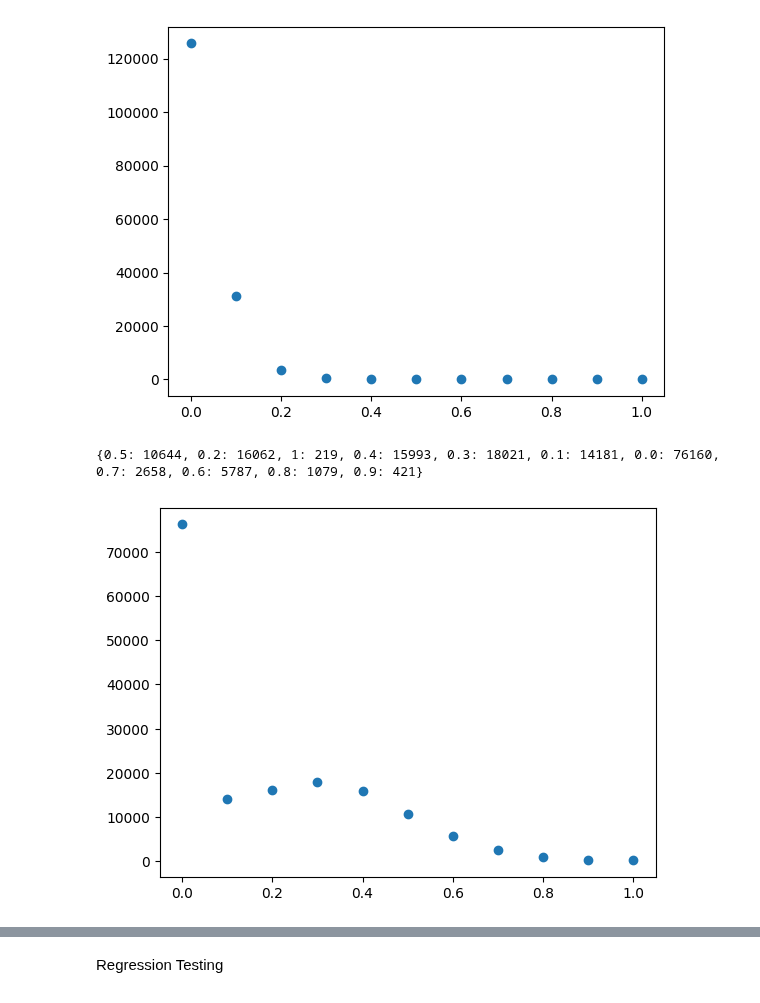
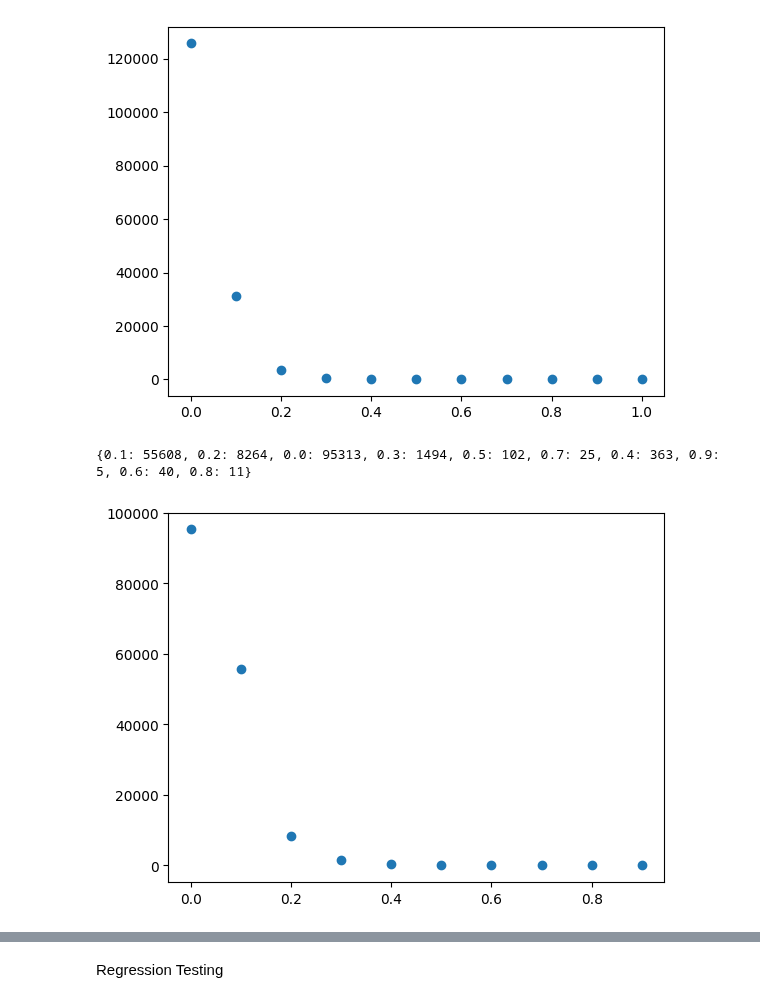
Before and after one commit to TobyBritton1/NewsBiasMapping, a Jupyter notebook: DataAnalysis.ipynb, the cells around one changed output, grey strips where cells are left out. Saved outputs shown, nothing was run; the diff lists cells and outputs as text; code cells hidden in the pictures.

Commit message:
fixed mudslinging

```diff
--- a/DataAnalysis.ipynb
+++ b/DataAnalysis.ipynb
@@ -132,15 +160,15 @@ plt.show()
 [figure]
 # %%
 grouped = {}
-for score in all:
+for score in mudslinging:
     try:
         grouped[round(score,1)] += 1
     except:
         grouped[round(score,1)] = 1
 
 print(grouped)
 plt.scatter(*zip(*grouped.items()))
 plt.show()
 # %% [output]
-{0.5: 10644, 0.2: 16062, 1: 219, 0.4: 15993, 0.3: 18021, 0.1: 14181, 0.0: 76160, 0.7: 2658, 0.6: 5787, 0.8: 1079, 0.9: 421}
+{0.1: 55608, 0.2: 8264, 0.0: 95313, 0.3: 1494, 0.5: 102, 0.7: 25, 0.4: 363, 0.9: 5, 0.6: 40, 0.8: 11}
-[figure, old version]
+[figure, new version]
```
Also changed, not shown: parts of 3 cells of this notebook.
